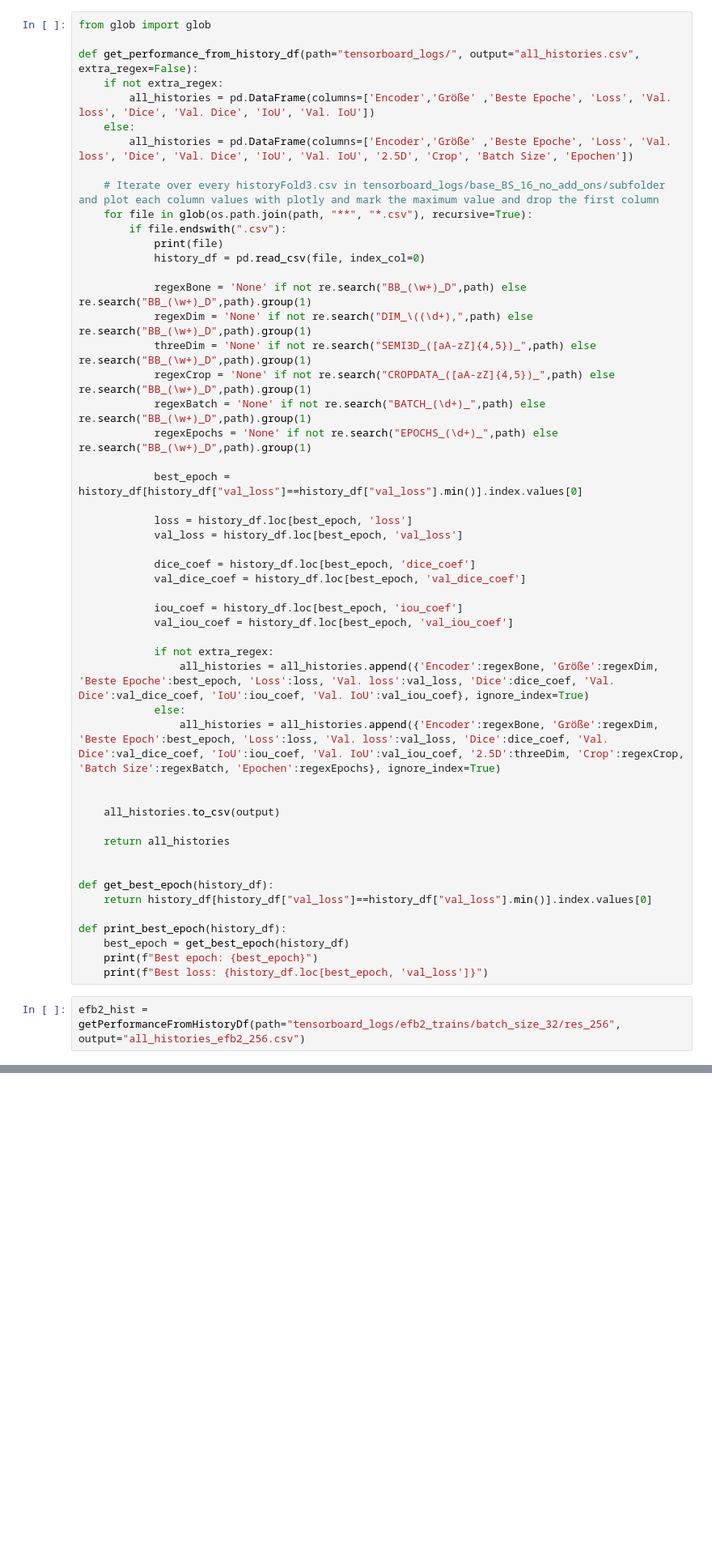
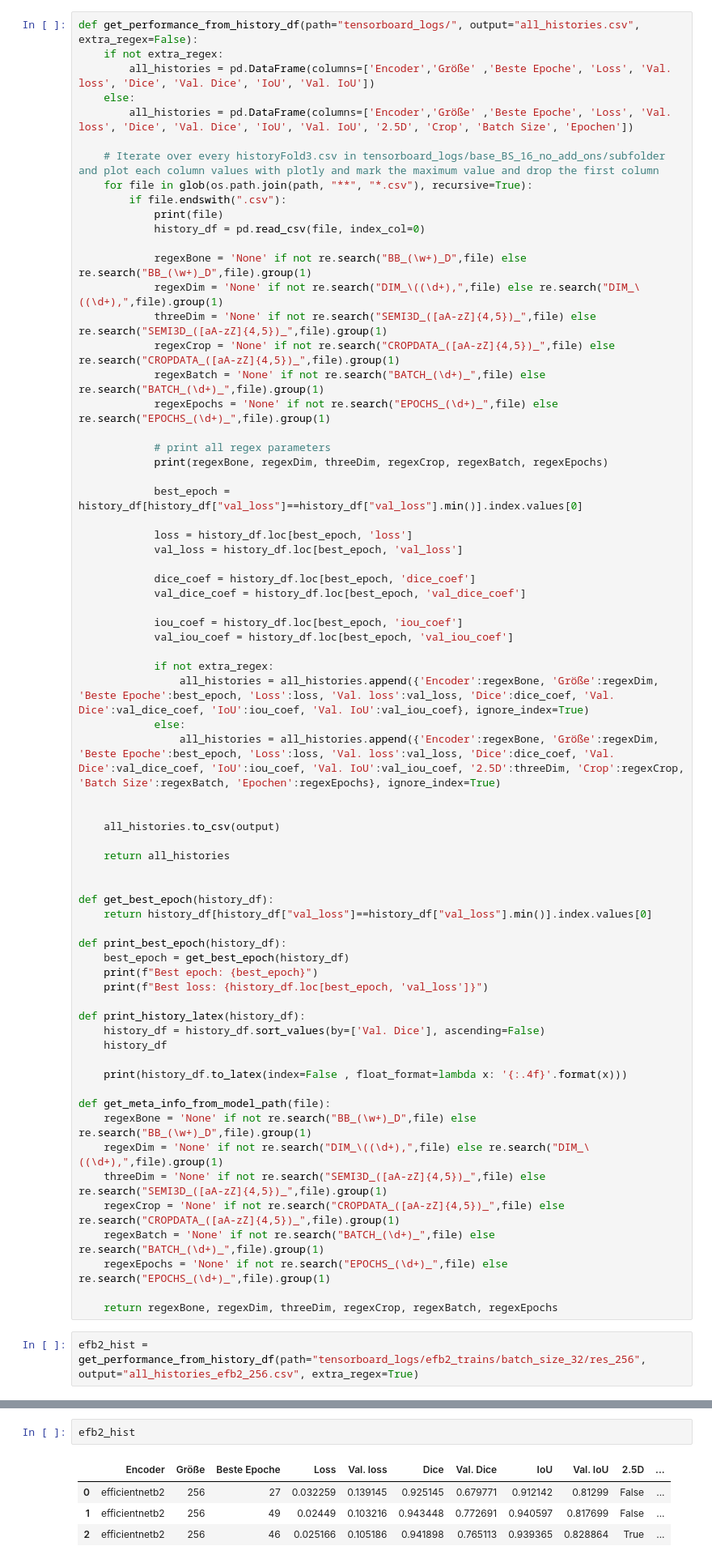
Before and after one commit to vitoleonardo/healthy-organ-tracker, a Jupyter notebook: HOT Inference.ipynb, the cells around one changed output, grey strips where cells are left out. Shown: that part at 81% size. Saved outputs shown, nothing was run; the diff lists cells and outputs as text; blank space fills up the shorter version.

```diff
--- a/HOT Inference.ipynb
+++ b/HOT Inference.ipynb
@@ -478,8 +480,6 @@ def plot_preds(img, pred_mask, gt_mask):
     plt.tight_layout()
     plt.show()
 # %%
-from glob import glob
-
 def get_performance_from_history_df(path="tensorboard_logs/", output="all_histories.csv", extra_regex=False):
     if not extra_regex:
         all_histories = pd.DataFrame(columns=['Encoder','Größe' ,'Beste Epoche', 'Loss', 'Val. loss', 'Dice', 'Val. Dice', 'IoU', 'Val. IoU'])
@@ -492,12 +492,15 @@ def get_performance_from_history_df(path="tensorboard_logs/", output="all_histor
             print(file)
             history_df = pd.read_csv(file, index_col=0)
 
-            regexBone = 'None' if not re.search("BB_(\w+)_D",path) else re.search("BB_(\w+)_D",path).group(1)
-            regexDim = 'None' if not re.search("DIM_\((\d+),",path) else re.search("BB_(\w+)_D",path).group(1)
-            threeDim = 'None' if not re.search("SEMI3D_([aA-zZ]{4,5})_",path) else re.search("BB_(\w+)_D",path).group(1)
-            regexCrop = 'None' if not re.search("CROPDATA_([aA-zZ]{4,5})_",path) else re.search("BB_(\w+)_D",path).group(1)
-            regexBatch = 'None' if not re.search("BATCH_(\d+)_",path) else re.search("BB_(\w+)_D",path).group(1)
-            regexEpochs = 'None' if not re.search("EPOCHS_(\d+)_",path) else re.search("BB_(\w+)_D",path).group(1)
+            regexBone = 'None' if not re.search("BB_(\w+)_D",file) else re.search("BB_(\w+)_D",file).group(1)
+            regexDim = 'None' if not re.search("DIM_\((\d+),",file) else re.search("DIM_\((\d+),",file).group(1)
+            threeDim = 'None' if not re.search("SEMI3D_([aA-zZ]{4,5})_",file) else re.search("SEMI3D_([aA-zZ]{4,5})_",file).group(1)
+            regexCrop = 'None' if not re.search("CROPDATA_([aA-zZ]{4,5})_",file) else re.search("CROPDATA_([aA-zZ]{4,5})_",file).group(1)
+            regexBatch = 'None' if not re.search("BATCH_(\d+)_",file) else re.search("BATCH_(\d+)_",file).group(1)
+            regexEpochs = 'None' if not re.search("EPOCHS_(\d+)_",file) else re.search("EPOCHS_(\d+)_",file).group(1)
+
+            # print all regex parameters
+            print(regexBone, regexDim, threeDim, regexCrop, regexBatch, regexEpochs)
 
             best_epoch = history_df[history_df["val_loss"]==history_df["val_loss"].min()].index.values[0]
 
@@ -513,7 +516,7 @@ def get_performance_from_history_df(path="tensorboard_logs/", output="all_histor
             if not extra_regex:
                 all_histories = all_histories.append({'Encoder':regexBone, 'Größe':regexDim, 'Beste Epoche':best_epoch, 'Loss':loss, 'Val. loss':val_loss, 'Dice':dice_coef, 'Val. Dice':val_dice_coef, 'IoU':iou_coef, 'Val. IoU':val_iou_coef}, ignore_index=True)
             else:
-                all_histories = all_histories.append({'Encoder':regexBone, 'Größe':regexDim, 'Beste Epoch':best_epoch, 'Loss':loss, 'Val. loss':val_loss, 'Dice':dice_coef, 'Val. Dice':val_dice_coef, 'IoU':iou_coef, 'Val. IoU':val_iou_coef, '2.5D':threeDim, 'Crop':regexCrop, 'Batch Size':regexBatch, 'Epochen':regexEpochs}, ignore_index=True)
+                all_histories = all_histories.append({'Encoder':regexBone, 'Größe':regexDim, 'Beste Epoche':best_epoch, 'Loss':loss, 'Val. loss':val_loss, 'Dice':dice_coef, 'Val. Dice':val_dice_coef, 'IoU':iou_coef, 'Val. IoU':val_iou_coef, '2.5D':threeDim, 'Crop':regexCrop, 'Batch Size':regexBatch, 'Epochen':regexEpochs}, ignore_index=True)
 
 
     all_histories.to_csv(output)
@@ -528,7 +531,23 @@ def print_best_epoch(history_df):
     best_epoch = get_best_epoch(history_df)
     print(f"Best epoch: {best_epoch}")
     print(f"Best loss: {history_df.loc[best_epoch, 'val_loss']}")
+
+def print_history_latex(history_df):
+    history_df = history_df.sort_values(by=['Val. Dice'], ascending=False)
+    history_df
+
+    print(history_df.to_latex(index=False , float_format=lambda x: '{:.4f}'.format(x)))
+
+def get_meta_info_from_model_path(file):
+    regexBone = 'None' if not re.search("BB_(\w+)_D",file) else re.search("BB_(\w+)_D",file).group(1)
+    regexDim = 'None' if not re.search("DIM_\((\d+),",file) else re.search("DIM_\((\d+),",file).group(1)
+    threeDim = 'None' if not re.search("SEMI3D_([aA-zZ]{4,5})_",file) else re.search("SEMI3D_([aA-zZ]{4,5})_",file).group(1)
+    regexCrop = 'None' if not re.search("CROPDATA_([aA-zZ]{4,5})_",file) else re.search("CROPDATA_([aA-zZ]{4,5})_",file).group(1)
+    regexBatch = 'None' if not re.search("BATCH_(\d+)_",file) else re.search("BATCH_(\d+)_",file).group(1)
+    regexEpochs = 'None' if not re.search("EPOCHS_(\d+)_",file) else re.search("EPOCHS_(\d+)_",file).group(1)
+
+    return regexBone, regexDim, threeDim, regexCrop, regexBatch, regexEpochs
 # %%
-efb2_hist = getPerformanceFromHistoryDf(path="tensorboard_logs/efb2_trains/batch_size_32/res_256", output="all_histories_efb2_256.csv")
+efb2_hist = get_performance_from_history_df(path="tensorboard_logs/efb2_trains/batch_size_32/res_256", output="all_histories_efb2_256.csv", extra_regex=True)
 # %% [output]
 tensorboard_logs/efb2_trains/batch_size_32/res_256/UNet_BB_efficientnetb2_DIM_(256, 256, 3)_SEMI3D_False_CROPDATA_False_FAULTIES_True_BATCH_32_EPOCHS_50_FOLD_3.h5_16082022-0504_FOLD_3/historyFold3.csv
@@ -544,3 +559,10 @@ regexBone
+# %%
+efb2_hist
+# %% [output]
+|  | Encoder | Größe | Beste Epoche | Loss | Val. loss | Dice | Val. Dice | IoU | Val. IoU | 2.5D | ... |
+| 0 | efficientnetb2 | 256 | 27 | 0.032259 | 0.139145 | 0.925145 | 0.679771 | 0.912142 | 0.81299 | False | ... |
+| 1 | efficientnetb2 | 256 | 49 | 0.02449 | 0.103216 | 0.943448 | 0.772691 | 0.940597 | 0.817699 | False | ... |
+| 2 | efficientnetb2 | 256 | 46 | 0.025166 | 0.105186 | 0.941898 | 0.765113 | 0.939365 | 0.828864 | True | ... |
 # %%
 print_history_latex(efb2_hist)
 # %% [output]
```
Also changed, not shown: parts of 17 cells of this notebook.
